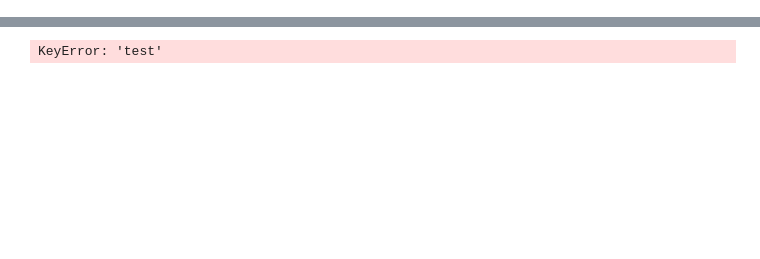
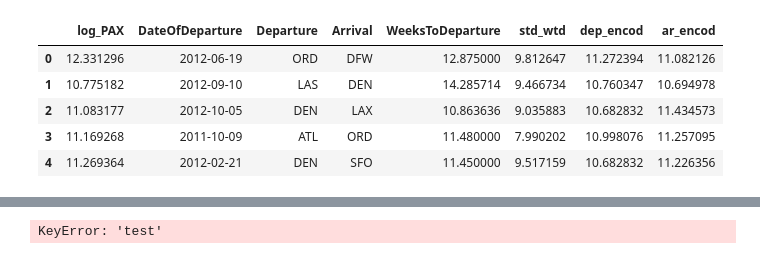
Before and after one commit to AdrienToulouse/Predicting_air_traffic, a Jupyter notebook: Polo's feature_extractors.ipynb, the cells around one changed output, grey strips where cells are left out. Saved outputs shown, nothing was run; the diff lists cells and outputs as text; code cells hidden in the pictures; blank space fills up the shorter version.

```diff
--- a/Polo's feature_extractors.ipynb
+++ b/Polo's feature_extractors.ipynb
@@ -10,3 +44,16 @@ X_df, y_array = problem.get_train_data()
+# %%
+mean_encode_dep = X_df.groupby('Departure')['log_PAX'].mean()
+mean_encode_ar = X_df.groupby('Arrival')['log_PAX'].mean()
+X_df.loc[:, 'dep_encod'] = X_df['Departure'].map(mean_encode_dep)
+X_df.loc[:, 'ar_encod'] = X_df['Arrival'].map(mean_encode_ar)
+X_df.head()
+# %% [output]
+|  | log_PAX | DateOfDeparture | Departure | Arrival | WeeksToDeparture | std_wtd | dep_encod | ar_encod |
+| 0 | 12.331296 | 2012-06-19 | ORD | DFW | 12.875000 | 9.812647 | 11.272394 | 11.082126 |
+| 1 | 10.775182 | 2012-09-10 | LAS | DEN | 14.285714 | 9.466734 | 10.760347 | 10.694978 |
+| 2 | 11.083177 | 2012-10-05 | DEN | LAX | 10.863636 | 9.035883 | 10.682832 | 11.434573 |
+| 3 | 11.169268 | 2011-10-09 | ATL | ORD | 11.480000 | 7.990202 | 10.998076 | 11.257095 |
+| 4 | 11.269364 | 2012-02-21 | DEN | SFO | 11.450000 | 9.517159 | 10.682832 | 11.226356 |
 # %%
 X_encoded = X_df
 X_encoded.head()
```
Also changed, not shown: parts of 6 cells of this notebook, 5 other files.
